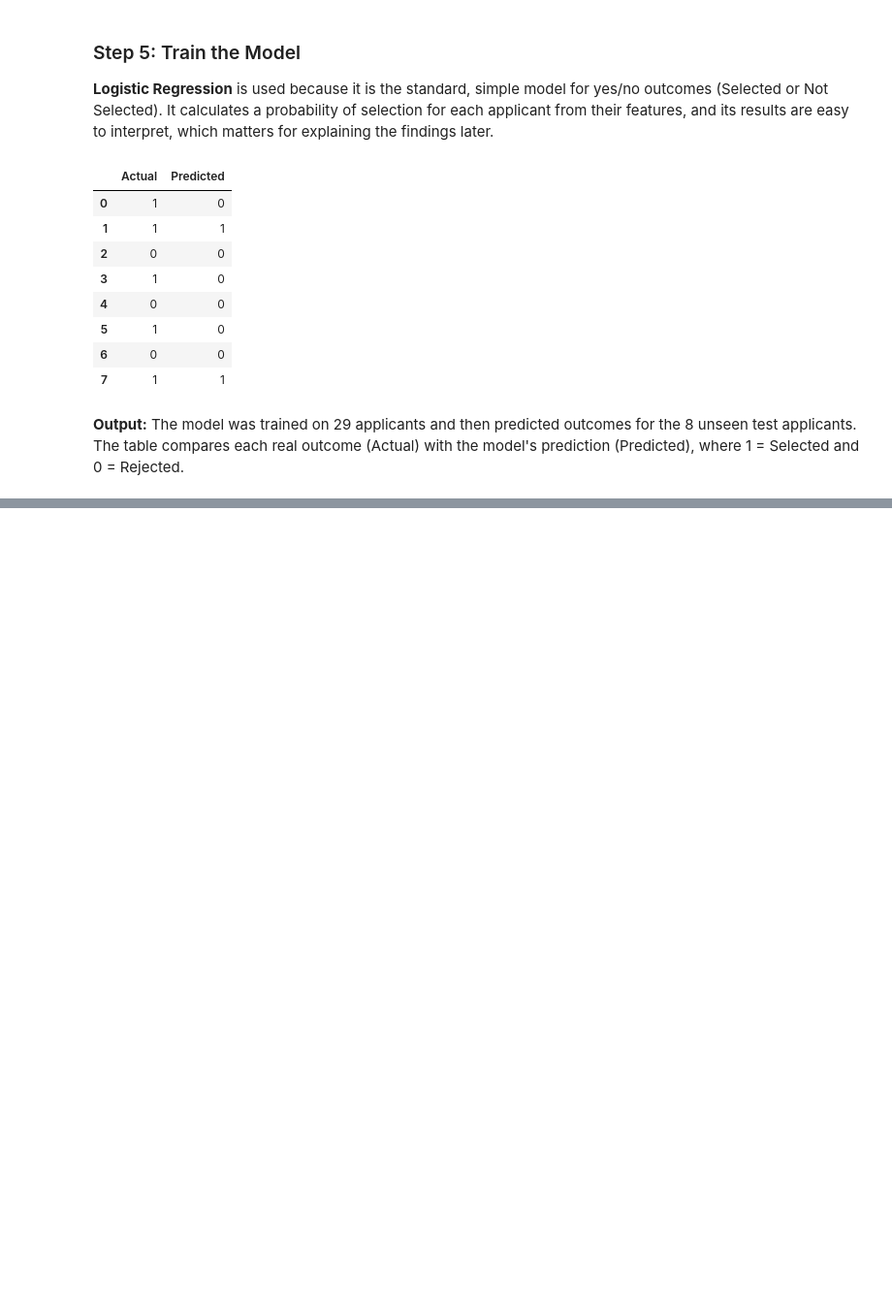
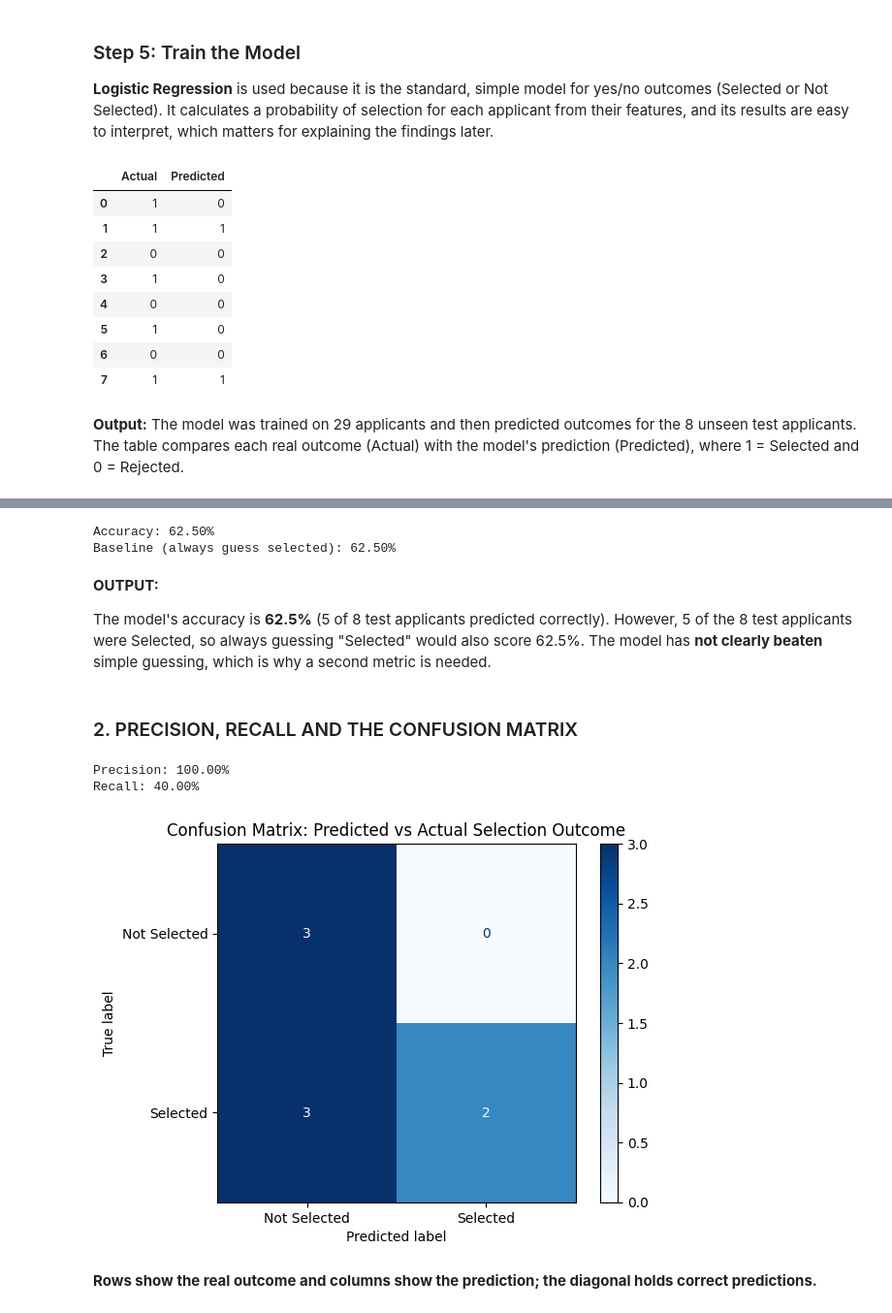
Before and after one commit to maryam-fatima123/applicants-data-cleaning, a Jupyter notebook: week4-capstone/Week4_Capstone_Maryam_Fatima.ipynb, the cells around one changed output, grey strips where cells are left out. Shown at 97% size. Saved outputs shown, nothing was run; the diff lists cells and outputs as text; code cells hidden in the pictures; blank space fills up the shorter version.

Commit message:
Day 4: model evaluation

```diff
--- a/week4-capstone/Week4_Capstone_Maryam_Fatima.ipynb
+++ b/week4-capstone/Week4_Capstone_Maryam_Fatima.ipynb
@@ -283,0 +289,33 @@ comparison
+# %%
+accuracy = accuracy_score(y_test, y_pred)
+baseline = y_test.mean()
+
+print(f"Accuracy: {accuracy:.2%}")
+print(f"Baseline (always guess selected): {baseline:.2%}")
+# %% [output]
+Accuracy: 62.50%
+Baseline (always guess selected): 62.50%
+# %% [markdown]
+**OUTPUT:**
+
+The model's accuracy is **62.5%** (5 of 8 test applicants predicted correctly). However, 5 of the 8 test applicants were Selected, so always guessing "Selected" would also score 62.5%. The model has **not clearly beaten** simple guessing, which is why a second metric is needed.
+# %% [markdown]
+### 2. PRECISION, RECALL AND THE CONFUSION MATRIX
+# %%
+precision = precision_score(y_test, y_pred)
+recall = recall_score(y_test, y_pred)
+
+print(f"Precision: {precision:.2%}")
+print(f"Recall: {recall:.2%}")
+
+cm = confusion_matrix(y_test, y_pred)
+disp = ConfusionMatrixDisplay(confusion_matrix=cm, display_labels=["Not Selected", "Selected"])
+disp.plot(cmap="Blues")
+plt.title("Confusion Matrix: Predicted vs Actual Selection Outcome")
+plt.show()
+# %% [output]
+Precision: 100.00%
+Recall: 40.00%
+[figure, added]
+# %% [markdown]
+**Rows show the real outcome and columns show the prediction; the diagonal holds correct predictions.**
```
Also changed, not shown: parts of 4 cells of this notebook.
